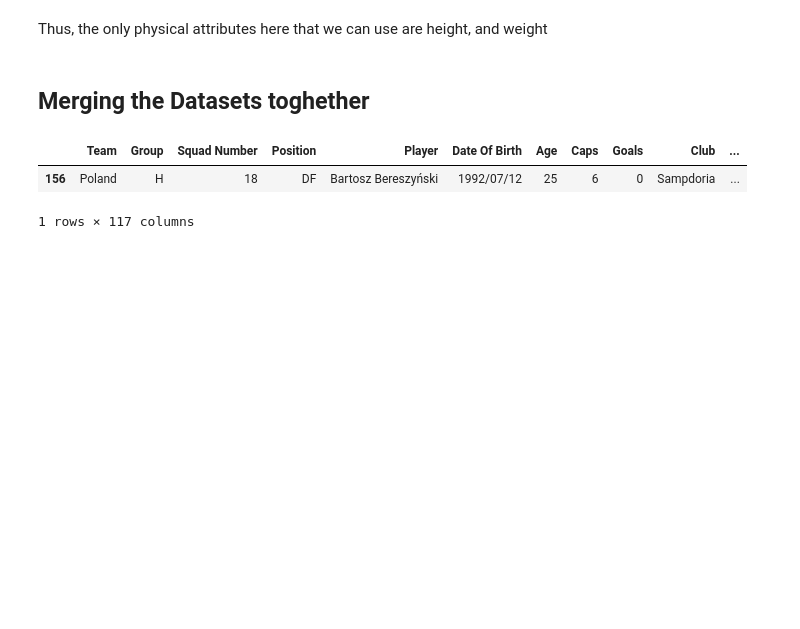
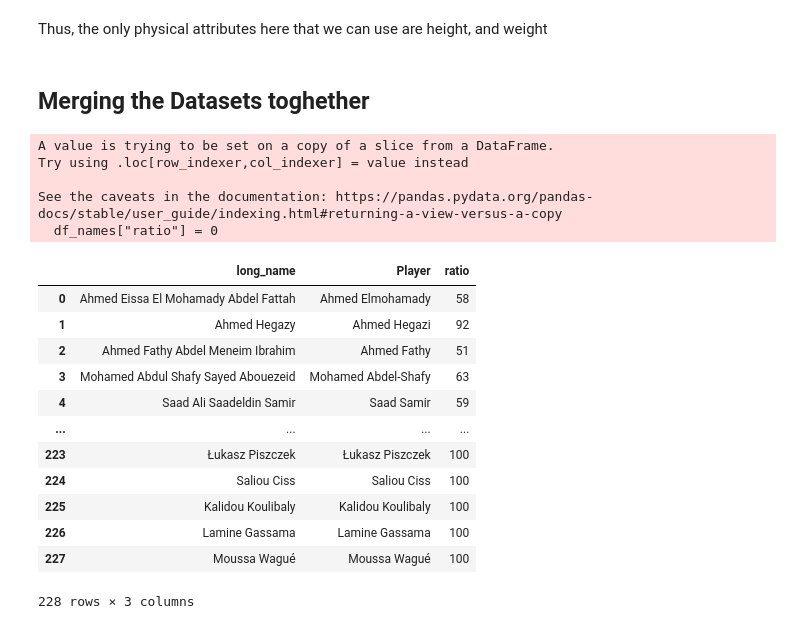
Before and after one commit to adriantzkok/MTA-UTSC, a Jupyter notebook: main.ipynb, the cells around one changed output. Drawn from its saved outputs; the diff is of its cells as text; code cells hidden in the pictures; blank space fills up the shorter version.

```diff
--- a/main.ipynb
+++ b/main.ipynb
@@ -131,6 +160,34 @@ df_excel.to_excel('short_name.xlsx');
-# %%
-df_tgt[df_tgt['short_name'] == "M. Kamiński"]
-# %% [output]
-|  | Team | Group | Squad Number | Position | Player | Date Of Birth | Age | Caps | Goals | Club | ... |
-| 156 | Poland | H | 18 | DF | Bartosz Bereszyński | 1992/07/12 | 25 | 6 | 0 | Sampdoria | ... |
-1 rows × 117 columns
+# %%
+df_names = df_tgt[['long_name', 'Player']]
+# %%
+df_names["ratio"] = 0
+# %% [output]
+A value is trying to be set on a copy of a slice from a DataFrame.
+Try using .loc[row_indexer,col_indexer] = value instead
+
+See the caveats in the documentation: https://pandas.pydata.org/pandas-docs/stable/user_guide/indexing.html#returning-a-view-versus-a-copy
+  df_names["ratio"] = 0
+# %%
+def matchscore(score1, score2):
+    return fuzz.ratio(score1, score2)
+# %%
+for i in range(len(df_names)):
+    value_1 = df_names.iloc[i, 0]
+    value_2 = df_names.iloc[i, 1]
+    df_names.iloc[i, -1] = matchscore(value_1, value_2)
+# %%
+df_names
+# %% [output]
+|  | long_name | Player | ratio |
+| 0 | Ahmed Eissa El Mohamady Abdel Fattah | Ahmed Elmohamady | 58 |
+| 1 | Ahmed Hegazy | Ahmed Hegazi | 92 |
+| 2 | Ahmed Fathy Abdel Meneim Ibrahim | Ahmed Fathy | 51 |
+| 3 | Mohamed Abdul Shafy Sayed Abouezeid | Mohamed Abdel-Shafy | 63 |
+| 4 | Saad Ali Saadeldin Samir | Saad Samir | 59 |
+| ... | ... | ... | ... |
+| 223 | Łukasz Piszczek | Łukasz Piszczek | 100 |
+| 224 | Saliou Ciss | Saliou Ciss | 100 |
+| 225 | Kalidou Koulibaly | Kalidou Koulibaly | 100 |
+| 226 | Lamine Gassama | Lamine Gassama | 100 |
+| 227 | Moussa Wagué | Moussa Wagué | 100 |
+228 rows × 3 columns
```
Also changed, not shown: parts of 9 cells of this notebook, 4 other files.
